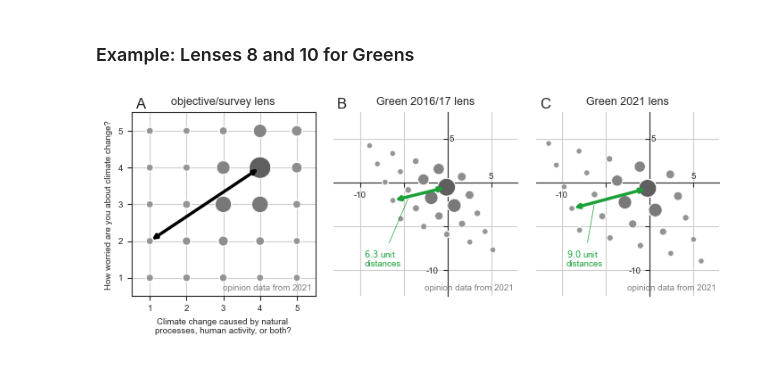
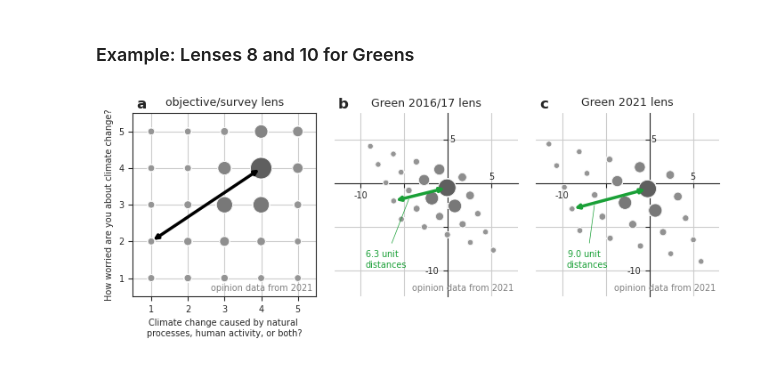
Before and after one commit to PeterSteiglechner/perceptions-of-polarization, a Jupyter notebook: ExploratoryDataAnalysisClean.ipynb, the cells around one changed output. Cells and saved outputs as stored; diff of their text form; code cells hidden in the pictures.

```diff
--- a/ExploratoryDataAnalysisClean.ipynb
+++ b/ExploratoryDataAnalysisClean.ipynb
@@ -333,33 +333,33 @@ sns.scatterplot(
     size='observation_count',
     sizes=(30, 300),
     data=df,
     ax = ax,
     legend=False
 )
 ax.set_ylim(0.5,5.5)
 ax.set_xlim(0.5,5.5)
 ax.set_xticks(range(1,6))
 ax.set_yticks(range(1,6))
 #if slide==2:
 ax.annotate("", xy=np.array([4,4]), xytext=np.array([1,2]),arrowprops=dict(arrowstyle="<->", linewidth=2.5, color="k"),zorder=12)
 ax.set_xticklabels(["1", "2", "3", "4", "5"], fontsize=smallfs)
 ax.set_yticklabels(["1", "2", "3", "4", "5"], fontsize=smallfs)
 ax.set_xlabel(question[ax.get_xlabel()], fontsize=smallfs)# x=0.1, ha="left")
 ax.set_ylabel(questionLong[ax.get_ylabel()], fontsize=smallfs)#, y=0.1, ha="left")
 ax.grid(True, zorder=0)
 for sp in ax.spines:
     ax.spines[sp].set(zorder=1)
 ax.set_aspect("equal")
 ax.set_title(r"objective/survey lens", fontsize=bigfs)#, ha="left", x=0)
 ax.text(0.98, 0.02, "opinion data from 2021", ha="right", va="bottom", color="grey", fontsize=smallfs, transform=ax.transAxes)
 
-letters = ["A", "B", "C", "D", "E", "F"]
+letters = ["a", "b", "c"]
 for l, ax in enumerate(axs[:,].flatten()):
-    ax.text(0.02, 1.01, letters[l], va="bottom", ha="left", fontdict={"weight":"normal", "size":12}, transform=ax.transAxes, zorder=20)
+    ax.text(0.02, 1.01, letters[l], va="bottom", ha="left", fontdict={"weight":"bold", "size":12}, transform=ax.transAxes, zorder=20)
 
 
 fig.subplots_adjust(left=0.05, right=0.99, top=0.98, bottom=0.12, wspace=0.1, hspace=0.1)
 plt.savefig(f"figs/opinionDist2021_seen-by-greens_waves{waves[0]}{waves[1]}.pdf")
 plt.savefig(f"figs/opinionDist2021_seen-by-greens_waves{waves[0]}{waves[1]}.png", dpi=600)
 # %% [output]
-[figure, old version]
+[figure, new version]
```
Also changed, not shown: parts of 2 cells of this notebook, 2 other files.
